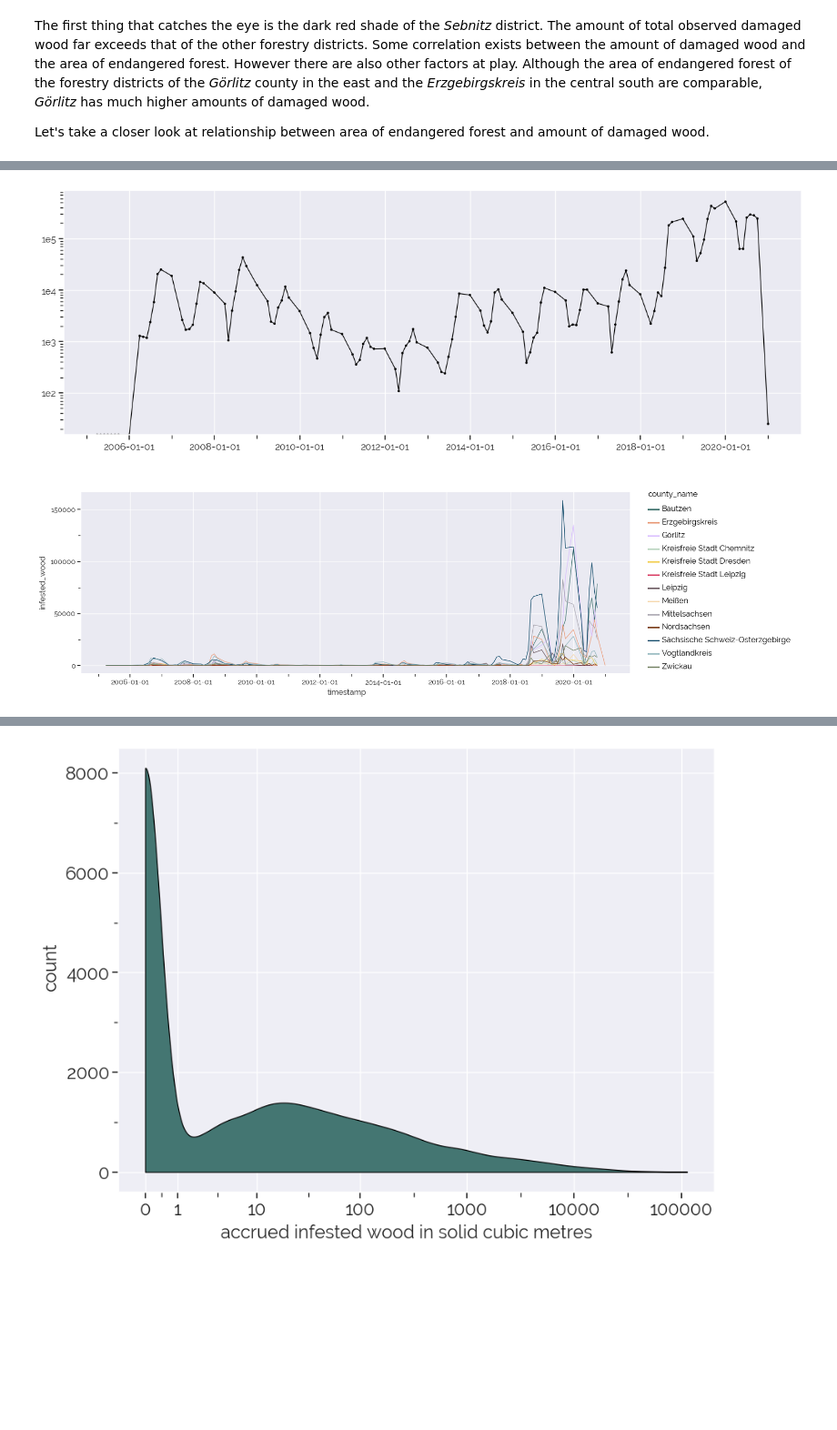
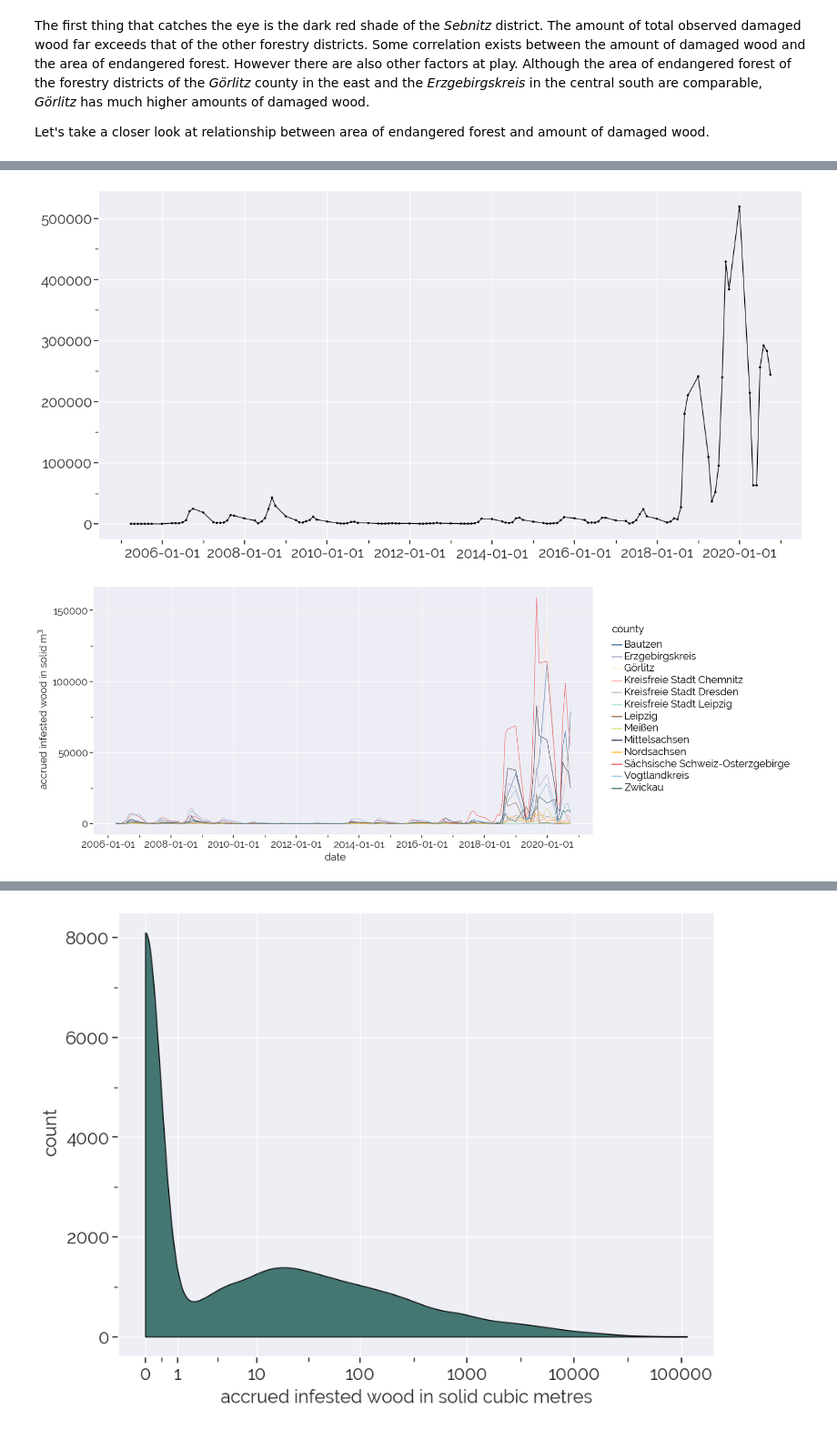
Before and after one commit to ho-ya/Bark_Beetle_Sachsenforst, a Jupyter notebook: 2_EDA.ipynb, the cells around one changed output, grey strips where cells are left out. Shown at 91% size. Cells and saved outputs as stored; diff of their text form; code cells hidden in the pictures; blank space fills up the shorter version.

```diff
--- a/2_EDA.ipynb
+++ b/2_EDA.ipynb
@@ -18,7 +18,6 @@ mytheme = (p9.theme_seaborn()
              + p9.theme(
                  rect = p9.element_rect(fill = (0,0,0,0), color=(0,0,0,0)),
                  panel_background=p9.element_rect(fill='#eaeaf2', alpha=.8),
-                 #strip_background = True,
                  strip_text=p9.element_text(size=14),
                  text=p9.element_text(size=17),
                  figure_size = (10, 7.5),
@@ -26,14 +25,24 @@ mytheme = (p9.theme_seaborn()
              )
             )
 
-mythemewide= mytheme = (p9.theme_seaborn()
+mythemewide = (p9.theme_seaborn()
              + p9.theme(
                  rect = p9.element_rect(fill = (0,0,0,0), color=(0,0,0,0)),
                  panel_background=p9.element_rect(fill='#eaeaf2', alpha=.8),
-                 #strip_background = True,
                  strip_text=p9.element_text(size=14),
                  text= p9.element_text(size=17),
                  figure_size = (15, 7.5),
                  subplots_adjust={'hspace': 0.31}
              )
             )
+
+mythemewider= (p9.theme_seaborn()
+             + p9.theme(
+                 rect = p9.element_rect(fill = (0,0,0,0), color=(0,0,0,0)),
+                 panel_background=p9.element_rect(fill='#eaeaf2', alpha=.8),
+                 strip_text=p9.element_text(size=14),
+                 text= p9.element_text(size=17),
+                 figure_size = (15, 5),
+                 subplots_adjust={'hspace': 0.31}
+             )
+            )
@@ -41,22 +73,3 @@ mythemewide= mytheme = (p9.theme_seaborn()
 data = pd.read_csv('barkbeetle_dataset.csv')
 
 data['timestamp'] = pd.to_datetime(data['timestamp'])
-# %%
-mycolors = ['#447672', '#EA9F7E', '#DABFFF', '#B4D2BA', '#F4D35E',
-            '#DA4167', '#67555C', '#F6D8AE', '#ABA8B2', '#7B3E19',
-            '#0C4767', '#93B7BE', '#7B886B', '#bbbf76', '#F17300']
-
-
-p9.options.figure_size = (10, 7.5)
-x = list(range(15))
-y = [2,1,3]*5
-c = list(range(1,16))
-
-
-
-(
-    p9.ggplot(p9.aes('x' , 'y', color='factor(c)'))
-    + p9.geom_point(size=20)
-    + p9.scale_color_manual(mycolors)
-    + p9.theme_seaborn()
-).draw();
@@ -248,9 +212,9 @@ p9.options.figure_size = (10, 7.5)
 # %%
-p9.options.figure_size = (15, 5)
+
 (
     p9.ggplot(p9.aes(data.groupby('timestamp')['infested_wood'].sum().index, data.groupby('timestamp')['infested_wood'].sum().values))
     + p9.geom_line()
     + p9.geom_point(size=.5)
-    + p9.theme_seaborn()
+    + mythemewide
 ).draw();
 # %% [output]
@@ -258,24 +222,24 @@ p9.options.figure_size = (15, 5)
 # %%
 (
     p9.ggplot(p9.aes(data.groupby('timestamp')['infested_wood'].sum().index, data.groupby('timestamp')['infested_wood'].sum().values))
     + p9.geom_line()
     + p9.geom_point(size=.5)
-    + p9.scale_y_log10()
-    + p9.theme_seaborn()
+    + mythemewide
 ).draw();
 # %% [output]
-[figure, old version]
+[figure, new version]
 # %%
-grouped_by_county = data.groupby(['timestamp','county_name'])['infested_wood'].sum().reset_index()
+grouped_by_county = data[data['year'] > 2005].groupby(['timestamp','county_name'])['infested_wood'].sum().reset_index()
 
 (
     p9.ggplot(grouped_by_county, p9.aes('timestamp', 'infested_wood', color='county_name'))
     + p9.geom_line()
-    + p9.scale_color_manual(mycolors[:13])
-    + p9.theme_seaborn()
+    + p9.scale_color_manual(mycolors[:13][::-1], name='county')
+    + p9.xlab('date') + p9.ylab('accrued infested wood in solid m$^3$')
+    + mythemewide
 ).draw();
 # %% [output]
-[figure, old version]
+[figure, new version]
 # %%
 (
     p9.ggplot(grouped_by_county[grouped_by_county['timestamp'] < pd.Timestamp('2018-01-01')], p9.aes('timestamp', 'infested_wood', color='county_name'))
```
Also changed, not shown: parts of 55 cells of this notebook.
